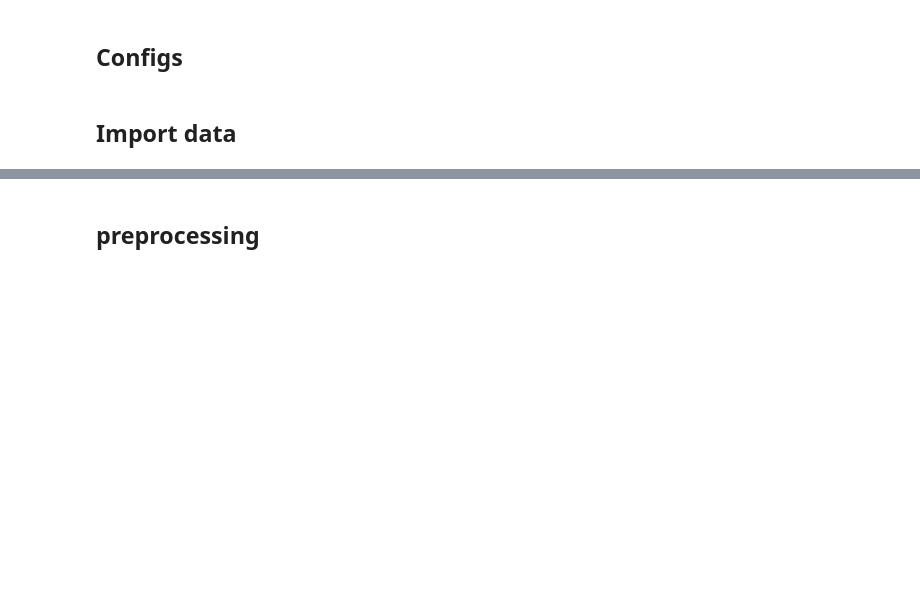
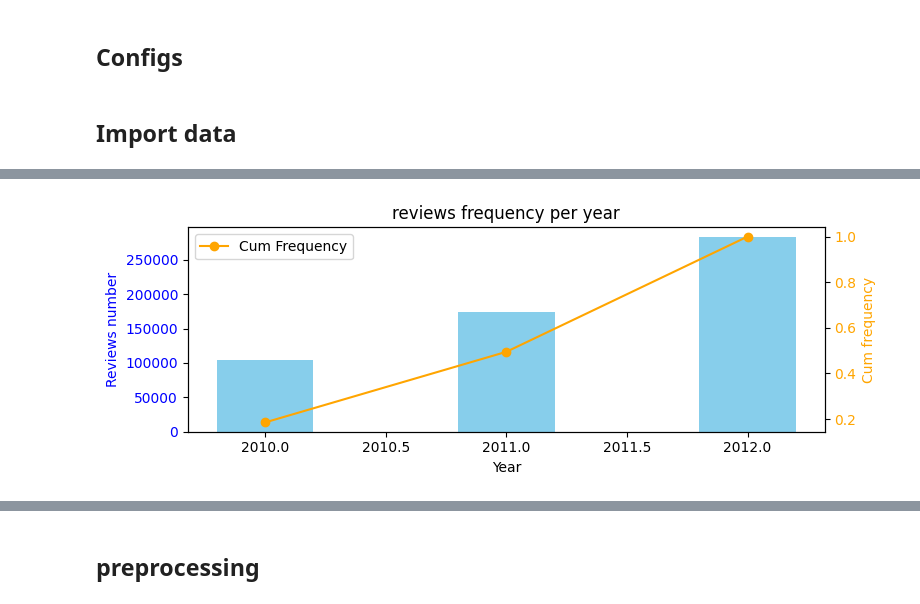
Before and after one commit to mobadata/detection-nouveautes-avis, a Jupyter notebook: lda_detection_nouveautes.ipynb, the cells around one changed output, grey strips where cells are left out. Drawn from its saved outputs; the diff is of its cells as text; code cells hidden in the pictures; blank space fills up the shorter version.

```diff
--- a/lda_detection_nouveautes.ipynb
+++ b/lda_detection_nouveautes.ipynb
@@ -48,4 +51,4 @@ cfg.lda_grid_params = {'n_components': [10, 15, 20, 25, 30], 'learning_decay': [
 # %% [markdown]
 ## Import data
 # %%
-reviews_df = pd.read_json(cfg.data_path, lines=True)
+reviews_df = pd.read_parquet(cfg.data_path)
@@ -51,0 +64,29 @@ reviews_df = pd.read_json(cfg.data_path, lines=True)
+# %%
+reviews_df["reviewTime"] = pd.to_datetime(reviews_df["reviewTime"])
+reviews_df['year'] = reviews_df["reviewTime"].dt.year
+# %%
+reviews_per_year = reviews_df['year'].value_counts().sort_index()
+# %%
+reviews_per_year_cum_sum = reviews_per_year.cumsum() / reviews_per_year.sum()
+# %%
+fig, ax1 = plt.subplots(figsize=(8, 3))
+
+# Graphique des fréquences des avis (axe principal)
+ax1.bar(reviews_per_year.index, reviews_per_year, width=0.4, label='Reviews number', color='skyblue', align='center')
+ax2 = ax1.twinx()
+ax2.plot(reviews_per_year_cum_sum.index, reviews_per_year_cum_sum, label='Cum Frequency', color='orange', marker='o')
+
+ax1.set_title('reviews frequency per year')
+ax1.set_xlabel('Year')
+ax1.set_ylabel("Reviews number", color='blue')
+ax1.tick_params(axis='y', labelcolor='blue')
+
+ax2.set_ylabel('Cum frequency', color='orange')
+ax2.tick_params(axis='y', labelcolor='orange')
+
+
+fig.tight_layout()
+plt.legend(loc='upper left')
+plt.show()
+# %% [output]
+[figure, added]
```
Also changed, not shown: parts of 14 cells of this notebook.
